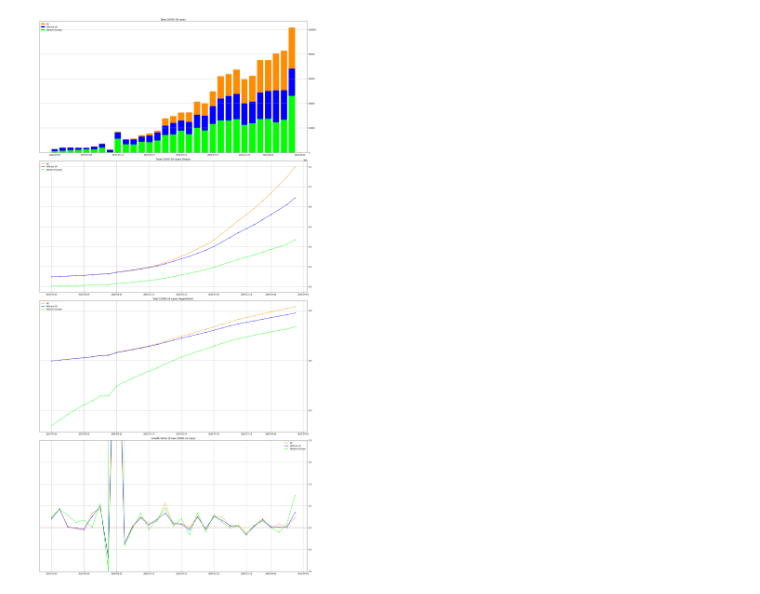
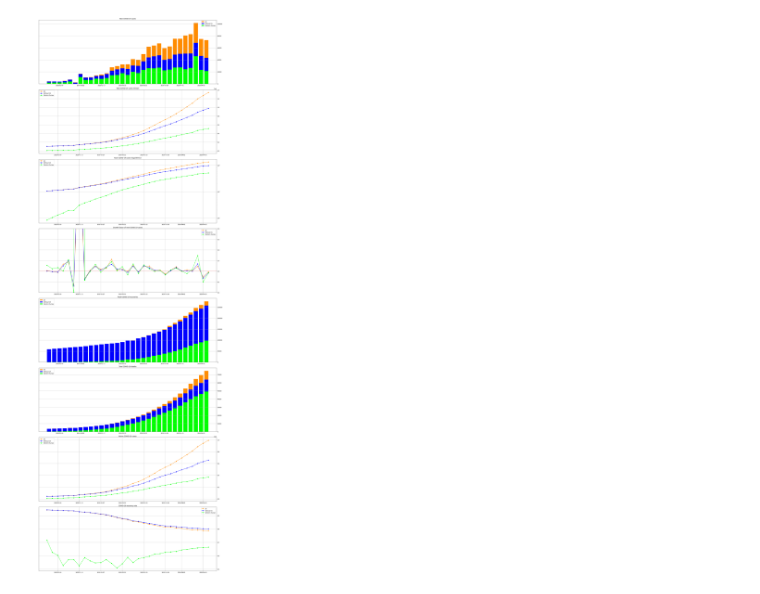
Before and after one commit to elunichkin/COVID-19-data-analysis, a Jupyter notebook: covid-19.ipynb, the cells around one changed output. Cells and saved outputs as stored; diff of their text form; code cells hidden in the pictures.

Commit message:
v.2.0: Added recovery and death data; added 4 new graphs

```diff
--- a/covid-19.ipynb
+++ b/covid-19.ipynb
@@ -25,0 +33,10 @@ data.head()
+# %%
+# Recoveries:
+URL = 'https://raw.githubusercontent.com/CSSEGISandData/COVID-19/master/csse_covid_19_data/csse_covid_19_time_series/time_series_covid19_recovered_global.csv'
+FILENAME = 'data/time_series_covid19_recovered_global.csv'
+
+with urllib.request.urlopen(URL) as testfile, open(FILENAME, 'w') as f:
+    f.write(testfile.read().decode())
+
+pd_recs = pd.read_csv(FILENAME)
+pd_recs.head()
@@ -25,0 +51,10 @@ data.head()
+# %%
+# Deaths:
+URL = 'https://raw.githubusercontent.com/CSSEGISandData/COVID-19/master/csse_covid_19_data/csse_covid_19_time_series/time_series_covid19_deaths_global.csv'
+FILENAME = 'data/time_series_covid19_deaths_global.csv'
+
+with urllib.request.urlopen(URL) as testfile, open(FILENAME, 'w') as f:
+    f.write(testfile.read().decode())
+
+pd_deaths = pd.read_csv(FILENAME)
+pd_deaths.head()
@@ -69,49 +121,85 @@ WE_PARAMS = {'color': '#00ff00', 'label': 'Western Europe'}
 RESULT_FILE = 'graphs/COVID-19 plots.pdf'
 
 
-fig = plt.figure(figsize=(20, 40))
+fig = plt.figure(figsize=(20, 60))
 
-nc_ax = plt.subplot(411)
+nc_ax = plt.subplot(811)
 nc_ax.bar(dates[si:], new_cases(cases)[si:], **ALL_PARAMS)
 nc_ax.bar(dates[si:], new_cases(cases_wo_us)[si:], **WO_US_PARAMS)
 nc_ax.bar(dates[si:], new_cases(cases_we)[si:], **WE_PARAMS)
 nc_ax.yaxis.grid(True)
 nc_ax.yaxis.tick_right()
 nc_ax.legend()
 nc_ax.set_title('New COVID-19 cases')
 
-tc_ax = plt.subplot(412)
-tc_ax.plot(dates[si:], cases[si:], marker='.', **ALL_PARAMS)
-tc_ax.plot(dates[si:], cases_wo_us[si:], marker='.', **WO_US_PARAMS)
-tc_ax.plot(dates[si:], cases_we[si:], marker='.', **WE_PARAMS)
+tc_ax = plt.subplot(812)
+tc_ax.plot(dates[si:], cases[si:], marker='o', **ALL_PARAMS)
+tc_ax.plot(dates[si:], cases_wo_us[si:], marker='o', **WO_US_PARAMS)
+tc_ax.plot(dates[si:], cases_we[si:], marker='o', **WE_PARAMS)
 tc_ax.grid(True)
 tc_ax.yaxis.tick_right()
 tc_ax.legend()
 tc_ax.set_title('Total COVID-19 cases (linear)')
 
-tc_log_ax = plt.subplot(413)
-tc_log_ax.plot(dates[si:], cases[si:], marker='.', **ALL_PARAMS)
-tc_log_ax.plot(dates[si:], cases_wo_us[si:], marker='.', **WO_US_PARAMS)
-tc_log_ax.plot(dates[si:], cases_we[si:], marker='.', **WE_PARAMS)
+tc_log_ax = plt.subplot(813)
+tc_log_ax.plot(dates[si:], cases[si:], marker='o', **ALL_PARAMS)
+tc_log_ax.plot(dates[si:], cases_wo_us[si:], marker='o', **WO_US_PARAMS)
+tc_log_ax.plot(dates[si:], cases_we[si:], marker='o', **WE_PARAMS)
 tc_log_ax.set_yscale('log')
 tc_log_ax.grid(True)
 tc_log_ax.yaxis.tick_right()
 tc_log_ax.legend()
 tc_log_ax.set_title('Total COVID-19 cases (logarithmic)')
 
-gf_ax = plt.subplot(414)
-gf_ax.plot(dates[si:], growth_factor(cases)[si:], marker='.', **ALL_PARAMS)
-gf_ax.plot(dates[si:], growth_factor(cases_wo_us)[si:], marker='.', **WO_US_PARAMS)
-gf_ax.plot(dates[si:], growth_factor(cases_we)[si:], marker='.', **WE_PARAMS)
+gf_ax = plt.subplot(814)
+gf_ax.plot(dates[si:], growth_factor(cases)[si:], marker='o', **ALL_PARAMS)
+gf_ax.plot(dates[si:], growth_factor(cases_wo_us)[si:], marker='o', **WO_US_PARAMS)
+gf_ax.plot(dates[si:], growth_factor(cases_we)[si:], marker='o', **WE_PARAMS)
 gf_ax.axhline(y=1.0, c='r', ls=':')
 gf_ax.set_ylim(bottom=0, top=3)
 gf_ax.grid(True)
 gf_ax.yaxis.tick_right()
 gf_ax.legend()
 gf_ax.set_title('Growth factor of new COVID-19 cases')
 
+tr_ax = plt.subplot(815)
+tr_ax.bar(dates[si:], recs[si:], **ALL_PARAMS)
+tr_ax.bar(dates[si:], recs_wo_us[si:], **WO_US_PARAMS)
+tr_ax.bar(dates[si:], recs_we[si:], **WE_PARAMS)
+tr_ax.yaxis.grid(True)
+tr_ax.yaxis.tick_right()
+tr_ax.legend()
+tr_ax.set_title('Total COVID-19 recoveries')
+
+td_ax = plt.subplot(816)
+td_ax.bar(dates[si:], deaths[si:], **ALL_PARAMS)
+td_ax.bar(dates[si:], deaths_wo_us[si:], **WO_US_PARAMS)
+td_ax.bar(dates[si:], deaths_we[si:], **WE_PARAMS)
+td_ax.yaxis.grid(True)
+td_ax.yaxis.tick_right()
+td_ax.legend()
+td_ax.set_title('Total COVID-19 deaths')
+
+tac_ax = plt.subplot(817)
+tac_ax.plot(dates[si:], active_cases(cases, recs, deaths)[si:], marker='o', **ALL_PARAMS)
+tac_ax.plot(dates[si:], active_cases(cases_wo_us, recs_wo_us, deaths_wo_us)[si:], marker='o', **WO_US_PARAMS)
+tac_ax.plot(dates[si:], active_cases(cases_we, recs_we, deaths_we)[si:], marker='o', **WE_PARAMS)
+tac_ax.grid(True)
+tac_ax.yaxis.tick_right()
+tac_ax.legend()
+tac_ax.set_title('Active COVID-19 cases')
+
+rr_ax = plt.subplot(818)
+rr_ax.plot(dates[si:], recovery_rate(recs, deaths)[si:], marker='o', **ALL_PARAMS)
+rr_ax.plot(dates[si:], recovery_rate(recs_wo_us, deaths_wo_us)[si:], marker='o', **WO_US_PARAMS)
+rr_ax.plot(dates[si:], recovery_rate(recs_we, deaths_we)[si:], marker='o', **WE_PARAMS)
+rr_ax.grid(True)
+rr_ax.yaxis.tick_right()
+rr_ax.legend()
+rr_ax.set_title('COVID-19 recovery rate')
+
 plt.tight_layout()
 plt.savefig(RESULT_FILE)
 plt.show()
 # %% [output]
-[figure, old version]
+[figure, new version]
```
Also changed, not shown: parts of 6 cells of this notebook, 4 other files.
